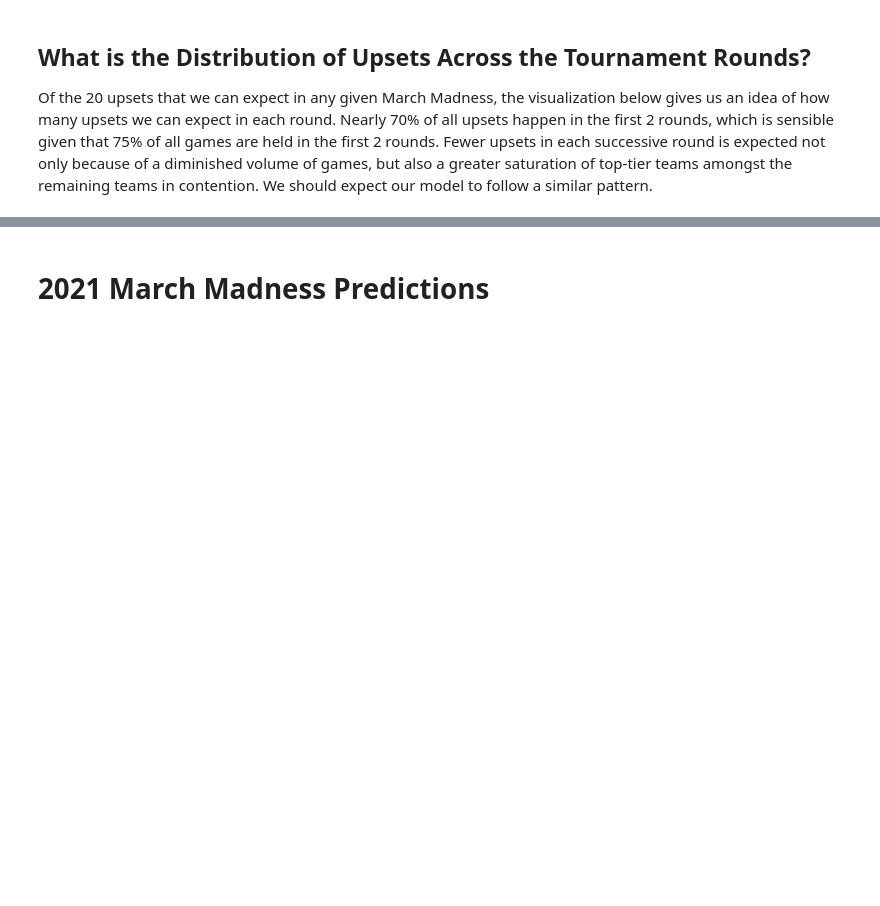
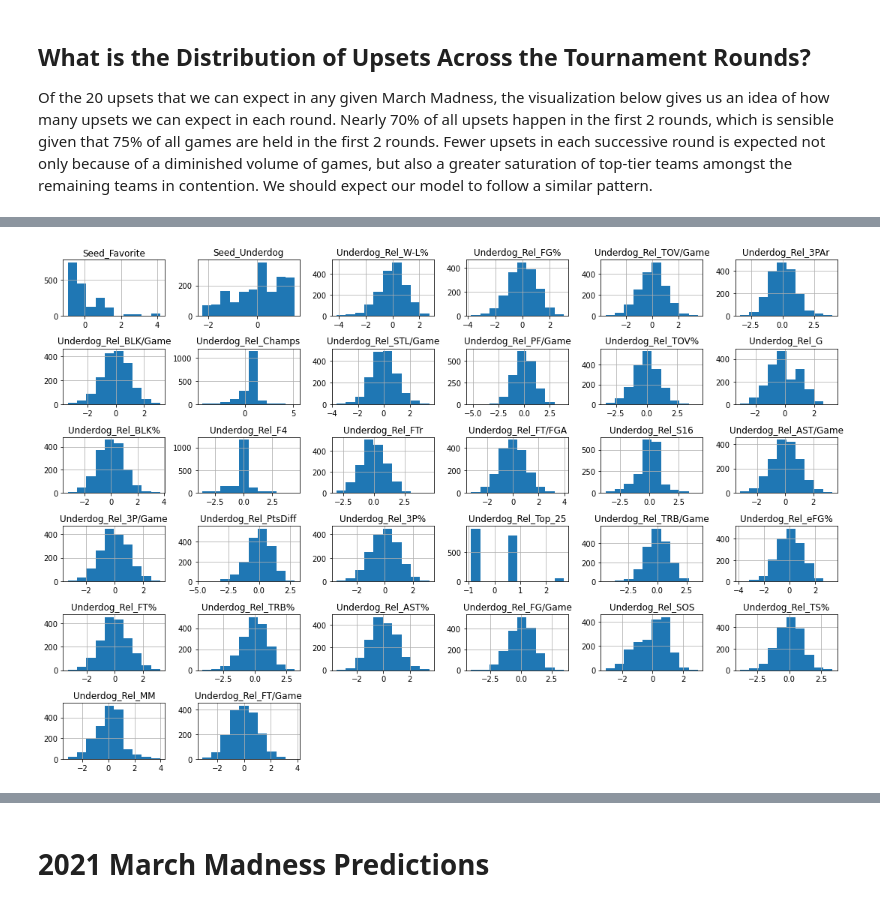
Before and after one commit to matthew-agard/March-Madness-Predictions, a Jupyter notebook: 2021/2021_March_Madness_Predictions.ipynb, the cells around one changed output, grey strips where cells are left out. Saved outputs shown, nothing was run; the diff lists cells and outputs as text; code cells hidden in the pictures; blank space fills up the shorter version.

```diff
--- a/2021/2021_March_Madness_Predictions.ipynb
+++ b/2021/2021_March_Madness_Predictions.ipynb
@@ -559,0 +476,5 @@ weighted avg       0.82      0.82      0.82       350
+# %%
+prep_all_X.hist(figsize=(15, 10))
+plt.tight_layout()
+# %% [output]
+[figure, added]
```
Also changed, not shown: parts of 57 cells of this notebook, 1 other file.
